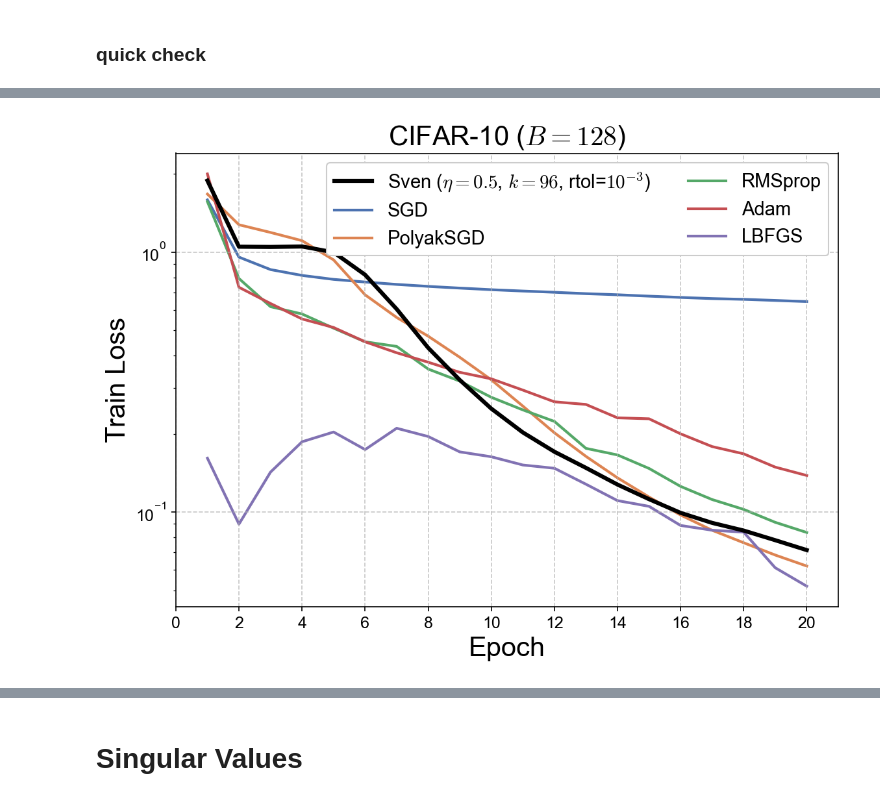
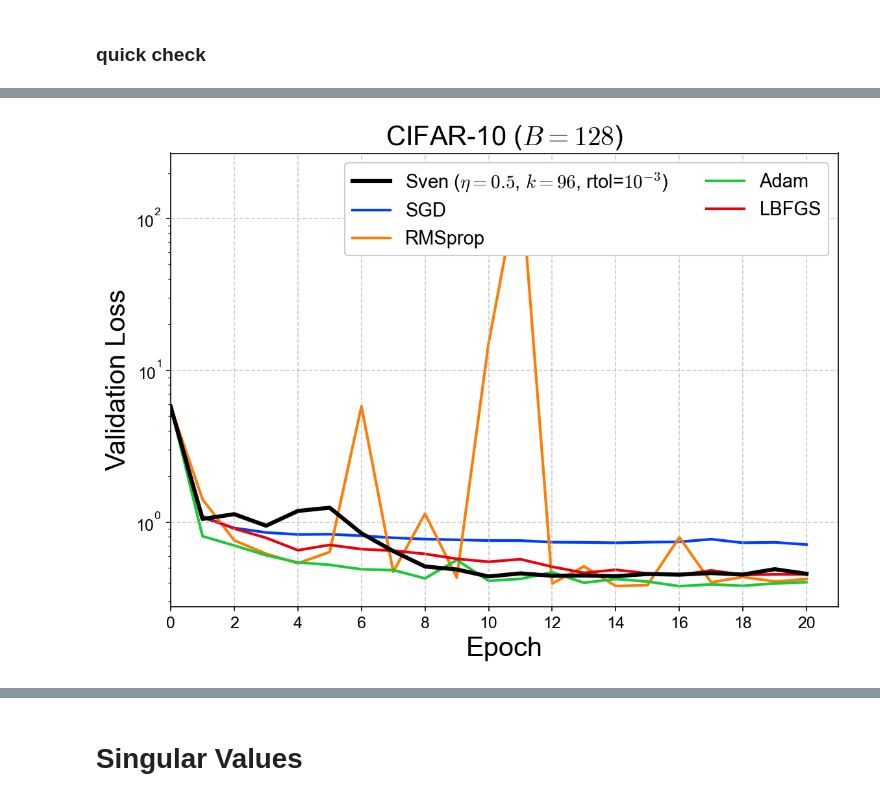
Before and after one commit to sambt/sven-experiments, a Jupyter notebook: analysis/cifar10_analysis_labelreg.ipynb, the cells around one changed output, grey strips where cells are left out. Drawn from its saved outputs; the diff is of its cells as text; code cells hidden in the pictures.

```diff
--- a/analysis/cifar10_analysis_labelreg.ipynb
+++ b/analysis/cifar10_analysis_labelreg.ipynb
@@ -39,0 +39,5 @@ Columns: ['run_id', 'optimizer', 'batch_size', 'k_fraction', 'k', 'lr', 'rtol',
+# %%
+for opt in df.optimizer.unique():
+    for seed in df.model_seed.unique():
+        N = len(df[(df.model_seed == seed) & (df.optimizer == opt)])
+        print(f"Seed {seed}: {N} {opt} runs")
@@ -40,3 +51,6 @@ Columns: ['run_id', 'optimizer', 'batch_size', 'k_fraction', 'k', 'lr', 'rtol',
+# %%
+#SEED_SEL = 7310
+BASELINE_OPT = ['SGD','PolyakSGD','RMSprop','Adam','LBFGS']#,'JD_UPGrad','HIG']
 # %%
 # Helper functions
 def get_final_loss(row, loss_type='val'):
@@ -112,38 +162,38 @@ Baseline: 61 runs
 # %%
-colors = sns.color_palette("deep")
+colors = sns.color_palette("bright", n_colors=len(baseline_optimizers))
 
 fig, ax = plt.subplots(figsize=(8, 6))
 legend_labels = []
 
 # Best SVD no rmsprop
 #best_svd_row_noRMSprop = df_svd.loc[df_svd[df_svd['batch_size'] == bs]['final_val_loss'].idxmin()]
 best_svd_row_noRMSprop = df_svd.loc[df_svd.final_val_loss.sort_values().index[3]]
-train_curve_noRMSprop = get_loss_curve(best_svd_row_noRMSprop, 'train')
+train_curve_noRMSprop = get_loss_curve(best_svd_row_noRMSprop, 'val')
 n_epochs = len(train_curve_noRMSprop)
-epochs_train = np.arange(n_epochs)+1
+epochs_train = np.arange(n_epochs)
 ax.plot(epochs_train, train_curve_noRMSprop, color='k', linestyle='-', linewidth=3, label=f"Sven ($\eta={best_svd_row_noRMSprop['lr']}$, $k={int(best_svd_row_noRMSprop['k'])}$, rtol=${lr_labels[best_svd_row_noRMSprop['rtol']]}$)",zorder=2)
 
 # Best baselines
-for i, opt in enumerate(['SGD','PolyakSGD','RMSprop','Adam','LBFGS']):
+for i, opt in enumerate(['SGD','RMSprop','Adam','LBFGS']):
     opt_df = df_baseline[(df_baseline['optimizer'] == opt) & (df_baseline['batch_size'] == bs)]
     best_row = df.loc[opt_df['final_val_loss'].idxmin()]
-    #label = f"{opt} ($\eta={lr_labels[best_row['lr']]}$)" if opt != "PolyakSGD" else f"{opt}"
-    label = f"{opt}"
-    ax.plot(epochs_train, get_loss_curve(best_row, 'train'), color=colors[i], linewidth=2, label=label,zorder=1)
+    #label=f"{opt} ($\eta={lr_labels[best_row['lr']]}$)" if opt != "PolyakSGD" else f"{opt}"
+    label= f"{opt}"
+    ax.plot(epochs_train, get_loss_curve(best_row, 'val'), color=colors[i], linewidth=2, label=label,zorder=1)
 
 ax.set_xlabel('Epoch')
-ax.set_ylabel('Train Loss')
+ax.set_ylabel('Validation Loss')
 ax.set_yscale('log')
-plt.legend(ncol=2,loc='upper right',frameon=True,framealpha=1)
+plt.legend(ncol=2,loc='upper right',frameon=True,framealpha=1,fontsize=14)
 ax.set_title(f"CIFAR-10 ($B = {bs}$)")
-#plt.ylim([2e-2,1.0])
-plt.xlim(0,n_epochs+1)
+#plt.ylim([None,1])
+plt.xlim(0,n_epochs)
 plt.xticks(np.arange(0, n_epochs+1, max(1, n_epochs//10)))
-plt.grid(axis='both', linestyle='--', alpha=0.7, zorder=0)
+plt.grid(axis='both', linestyle='--', alpha=0.7,zorder=0)
 
 plt.tight_layout()
-plt.savefig(PLOT_DIR / 'train_loss_best.pdf')
+plt.savefig(PLOT_DIR / 'val_loss_best.pdf')
 plt.show()
 # %% [output]
-[figure, old version]
+[figure, new version]
 # %%
```
Also changed, not shown: parts of 8 cells of this notebook, 7 other files.
